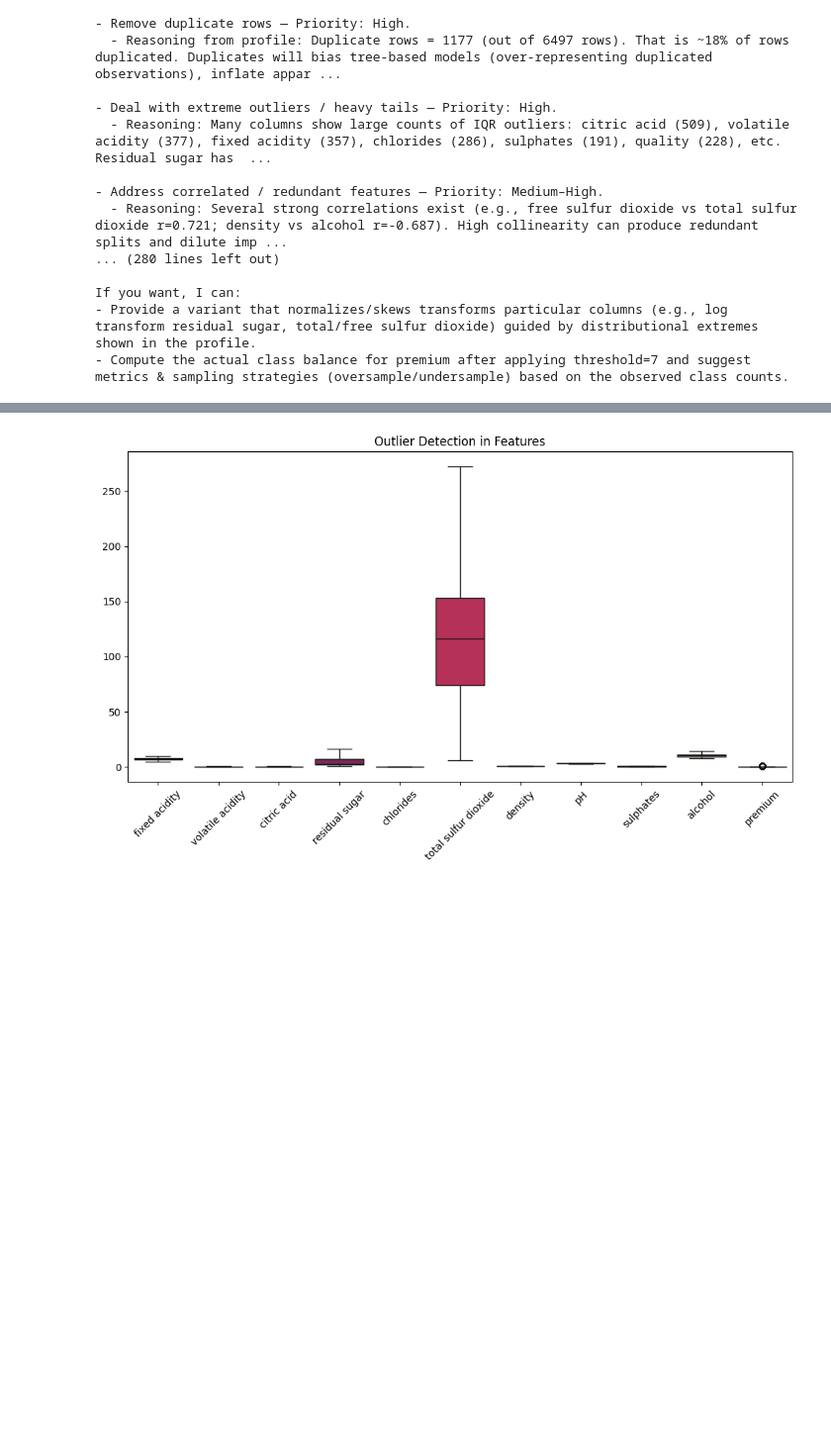
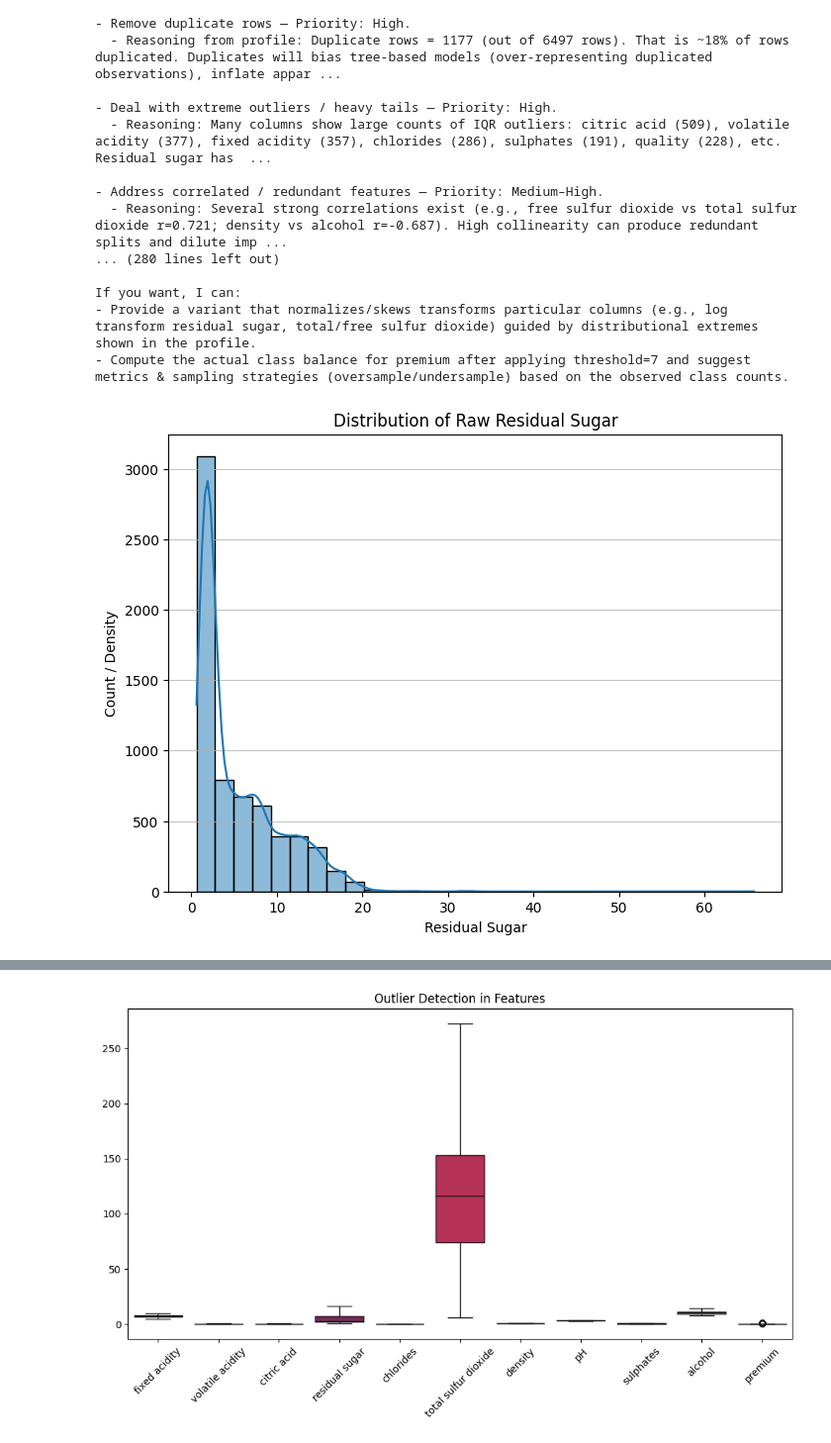
Before and after one commit to alpie13-blip/ADALL_github, a Jupyter notebook: ADALL/4641601C_ADALL_Project. v6.ipynb, the cells around one changed output, grey strips where cells are left out. Shown at 99% size. Saved outputs shown, nothing was run; the diff lists cells and outputs as text; code cells hidden in the pictures; blank space fills up the shorter version.

```diff
--- a/ADALL/4641601C_ADALL_Project. v6.ipynb
+++ b/ADALL/4641601C_ADALL_Project. v6.ipynb
@@ -356,3 +447,16 @@ Below I answer each question using only the dataset profile you provided, then g
 If you want, I can:
 - Provide a variant that normalizes/skews transforms particular columns (e.g., log transform residual sugar, total/free sulfur dioxide) guided by distributional extremes shown in the profile.
 - Compute the actual class balance for premium after applying threshold=7 and suggest metrics & sampling strategies (oversample/undersample) based on the observed class counts.
+# %%
+import matplotlib.pyplot as plt
+import seaborn as sns
+
+plt.figure(figsize=(8, 6))
+sns.histplot(df['residual sugar'], kde=True, bins=30)
+plt.title('Distribution of Raw Residual Sugar')
+plt.xlabel('Residual Sugar')
+plt.ylabel('Count / Density')
+plt.grid(axis='y', alpha=0.75)
+plt.show()
+# %% [output]
+[figure, added]
```
Also changed, not shown: parts of 8 cells of this notebook.
